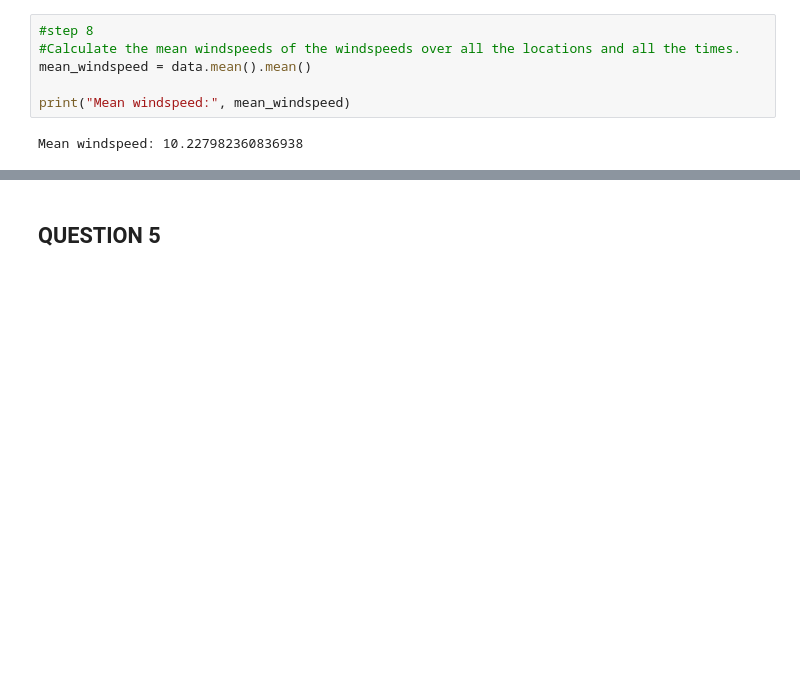
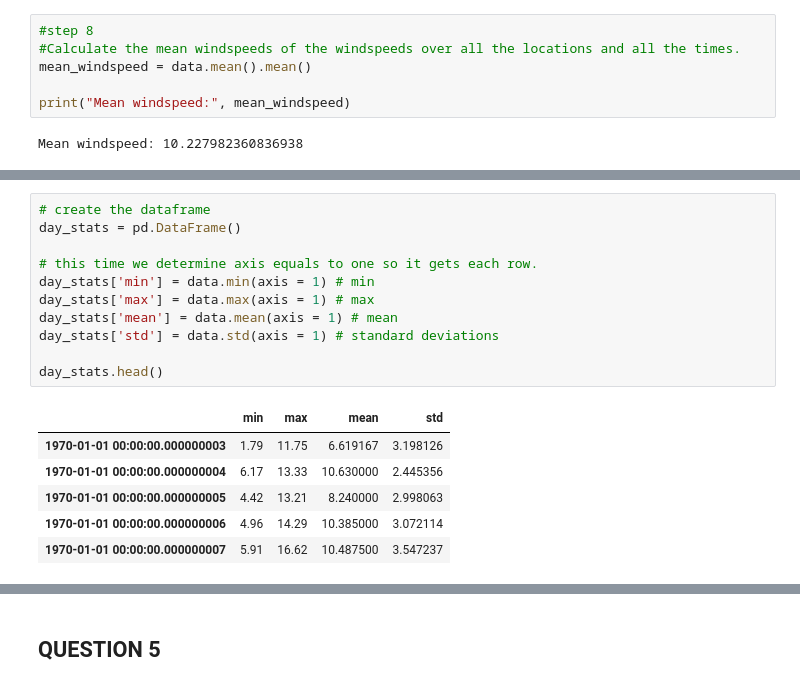
Before and after one commit to AbisolaOlakanmi/Abisola.Olakanmi.BDAT1004PS3, a Jupyter notebook: Abisola.Olakanmi.BDAT1004PS3.ipynb, the cells around one changed output, grey strips where cells are left out. Cells and saved outputs as stored; diff of their text form; blank space fills up the shorter version.

```diff
--- a/Abisola.Olakanmi.BDAT1004PS3.ipynb
+++ b/Abisola.Olakanmi.BDAT1004PS3.ipynb
@@ -674,3 +679,21 @@ loc_stats
 | CLO | 0.04 | 28.21 | 8.707332 | 4.503954 |
 | BEL | 0.13 | 42.38 | 13.121007 | 5.835037 |
 | MAL | 0.67 | 42.54 | 15.599079 | 6.699794 |
+# %%
+# create the dataframe
+day_stats = pd.DataFrame()
+
+# this time we determine axis equals to one so it gets each row.
+day_stats['min'] = data.min(axis = 1) # min
+day_stats['max'] = data.max(axis = 1) # max
+day_stats['mean'] = data.mean(axis = 1) # mean
+day_stats['std'] = data.std(axis = 1) # standard deviations
+
+day_stats.head()
+# %% [output]
+|  | min | max | mean | std |
+| 1970-01-01 00:00:00.000000003 | 1.79 | 11.75 | 6.619167 | 3.198126 |
+| 1970-01-01 00:00:00.000000004 | 6.17 | 13.33 | 10.630000 | 2.445356 |
+| 1970-01-01 00:00:00.000000005 | 4.42 | 13.21 | 8.240000 | 2.998063 |
+| 1970-01-01 00:00:00.000000006 | 4.96 | 14.29 | 10.385000 | 3.072114 |
+| 1970-01-01 00:00:00.000000007 | 5.91 | 16.62 | 10.487500 | 3.547237 |
```
Also changed, not shown: parts of 48 cells of this notebook, 4 other files.
